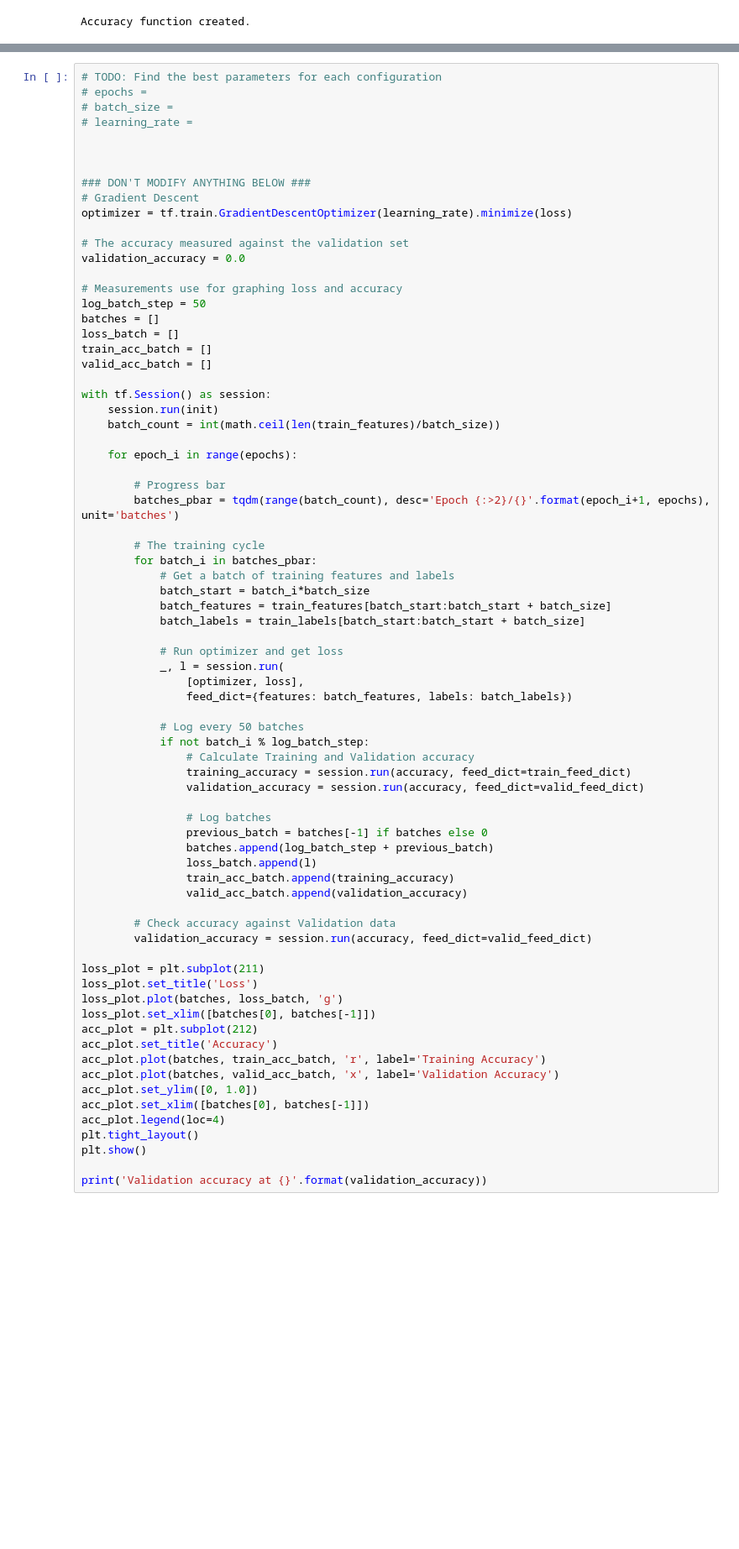
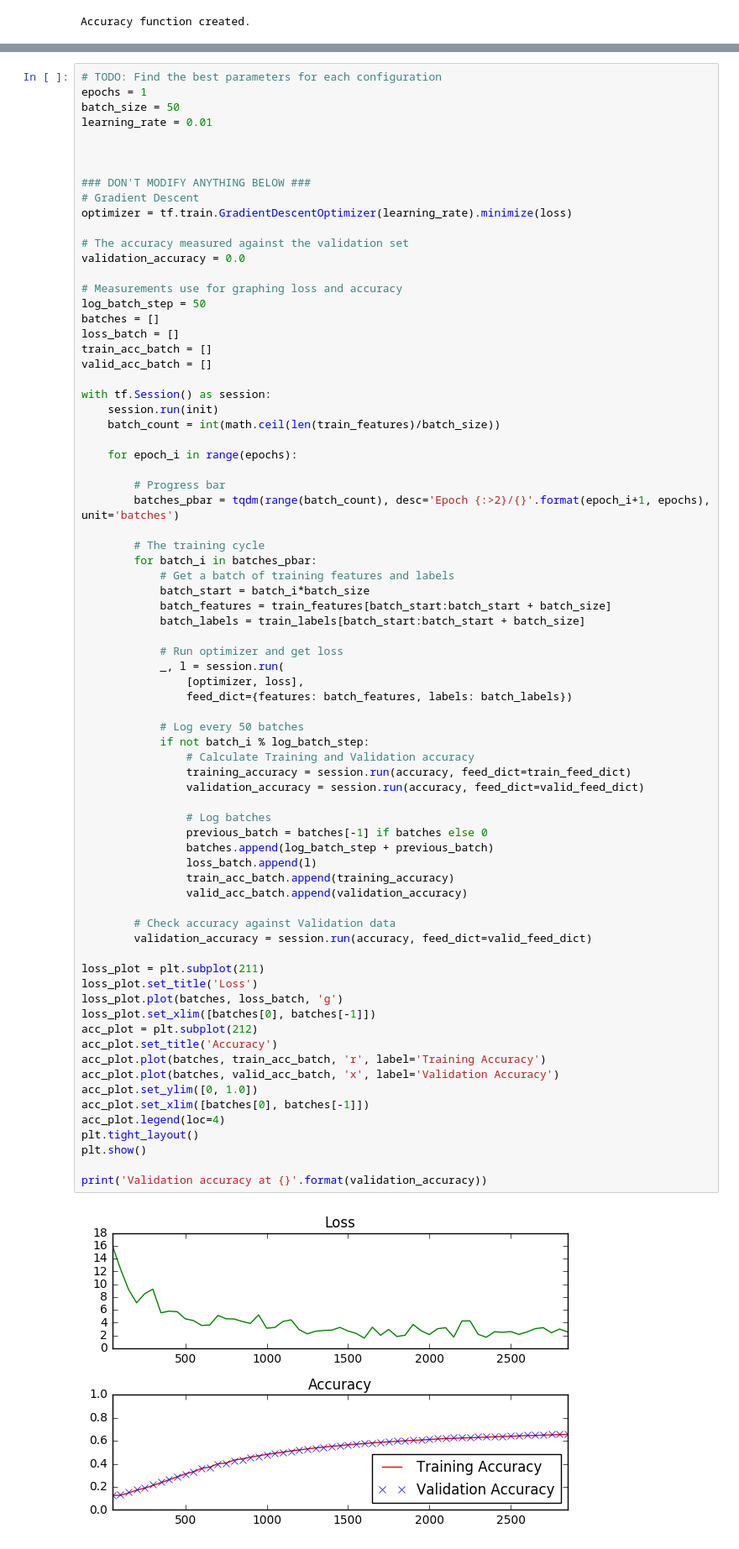
Before and after one commit to BusAI-Self-Driving-Car/Udacity-Self-Driving-Car-Engineer-Nanodegree, a Jupyter notebook: CarND-TensorFlow-Lab/lab.ipynb, the cells around one changed output, grey strips where cells are left out. Shown: that part at 84% size. Drawn from its saved outputs; the diff is of its cells as text; blank space fills up the shorter version.

```diff
--- a/CarND-TensorFlow-Lab/lab.ipynb
+++ b/CarND-TensorFlow-Lab/lab.ipynb
@@ -374,9 +374,9 @@ The code will print out a Loss and Accuracy graph, so you can see how well the n
 *If you're having trouble solving problem 3, you can view the solution [here](https://github.com/udacity/CarND-TensorFlow-Lab/blob/master/solutions.ipynb).*
 # %%
 # TODO: Find the best parameters for each configuration
-# epochs =
-# batch_size =
-# learning_rate =
+epochs = 1
+batch_size = 50
+learning_rate = 0.01
 
 
 
@@ -419,30 +419,32 @@ with tf.Session() as session:
             if not batch_i % log_batch_step:
                 # Calculate Training and Validation accuracy
                 training_accuracy = session.run(accuracy, feed_dict=train_feed_dict)
                 validation_accuracy = session.run(accuracy, feed_dict=valid_feed_dict)
 
                 # Log batches
                 previous_batch = batches[-1] if batches else 0
                 batches.append(log_batch_step + previous_batch)
                 loss_batch.append(l)
                 train_acc_batch.append(training_accuracy)
                 valid_acc_batch.append(validation_accuracy)
 
         # Check accuracy against Validation data
         validation_accuracy = session.run(accuracy, feed_dict=valid_feed_dict)
 
 loss_plot = plt.subplot(211)
 loss_plot.set_title('Loss')
 loss_plot.plot(batches, loss_batch, 'g')
 loss_plot.set_xlim([batches[0], batches[-1]])
 acc_plot = plt.subplot(212)
 acc_plot.set_title('Accuracy')
 acc_plot.plot(batches, train_acc_batch, 'r', label='Training Accuracy')
 acc_plot.plot(batches, valid_acc_batch, 'x', label='Validation Accuracy')
 acc_plot.set_ylim([0, 1.0])
 acc_plot.set_xlim([batches[0], batches[-1]])
 acc_plot.legend(loc=4)
 plt.tight_layout()
 plt.show()
 
 print('Validation accuracy at {}'.format(validation_accuracy))
+# %% [output]
+[figure, added]
```
Also changed, not shown: parts of 2 cells of this notebook.
